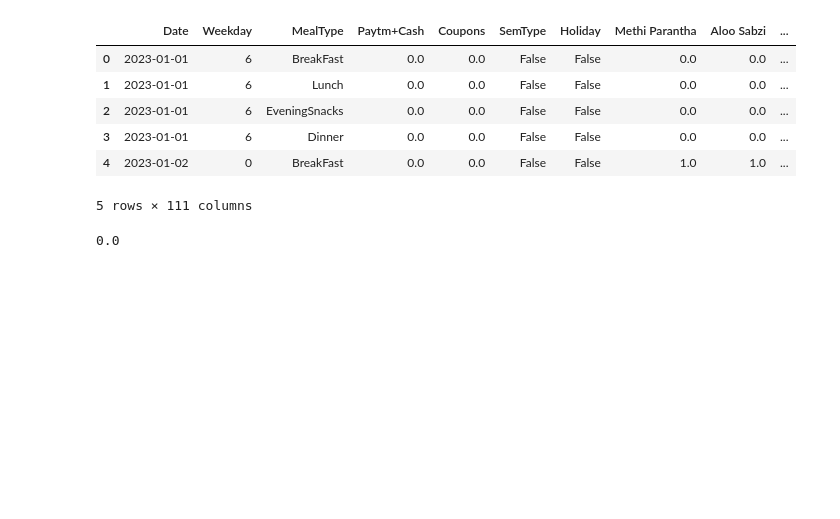
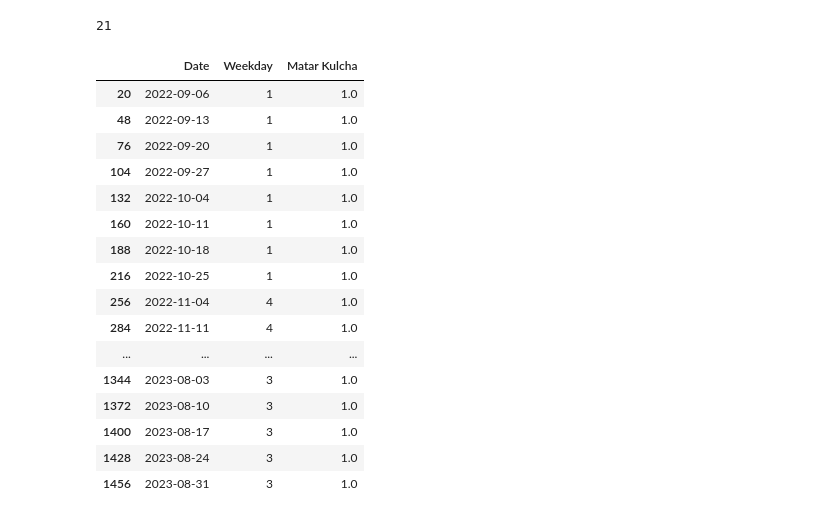
Before and after one commit to NalishJain/Optimizing-Campus-Dining, a Jupyter notebook: formatter.ipynb, the cells around one changed output. Cells and saved outputs as stored; diff of their text form; code cells hidden in the pictures; blank space fills up the shorter version.

```diff
--- a/formatter.ipynb
+++ b/formatter.ipynb
@@ -1029,23 +1156,40 @@ big_df.head()
 big_df.drop('MenuItem', axis=1, inplace=True)
 
 big_df.head()
+big_df["Coupons"] = big_df["Coupons"].fillna(0)
+big_df["Paytm+Cash"] = big_df["Paytm+Cash"].fillna(0)
+
+big_df.to_csv('data/all_with_onehot.csv', index=False)
-# %% [output]
-|  | Date | Weekday | MealType | Paytm+Cash | Coupons | SemType | Holiday | Methi Parantha | Aloo Sabzi | ... |
-| 0 | 2023-01-01 | 6 | BreakFast | 0.0 | 0.0 | False | False | 0.0 | 0.0 | ... |
-| 1 | 2023-01-01 | 6 | Lunch | 0.0 | 0.0 | False | False | 0.0 | 0.0 | ... |
-| 2 | 2023-01-01 | 6 | EveningSnacks | 0.0 | 0.0 | False | False | 0.0 | 0.0 | ... |
-| 3 | 2023-01-01 | 6 | Dinner | 0.0 | 0.0 | False | False | 0.0 | 0.0 | ... |
-| 4 | 2023-01-02 | 0 | BreakFast | 0.0 | 0.0 | False | False | 1.0 | 1.0 | ... |
-5 rows × 111 columns
 # %%
 # print(big_df.loc[big_df['Date'] == '2023-01-08'][21])
+print(global_menu_map["Rajma"])
 
+# vis_df = big_df.loc[big_df[global_menu_map["Chicken Biryani"]] == 1]
+# vis_df = big_df.loc[big_df[global_menu_map["Rajma"]] > 0]
 
-vis_df = big_df.loc[big_df["Chicken Biryani"] == 1]
+vis_df = big_df.loc[big_df["Matar Kulcha"] > 0]
 
-print(global_vector_map[('Jan', 6, 'Lunch')][21])
+vis_df.loc[:, ["Date", "Weekday", "Matar Kulcha"]]
+# print(global_vector_map[('Jan', 6, 'Lunch')][21])
 # print(global_menu_map["Rajma"])
 # %% [output]
-0.0
+21
+|  | Date | Weekday | Matar Kulcha |
+| 20 | 2022-09-06 | 1 | 1.0 |
+| 48 | 2022-09-13 | 1 | 1.0 |
+| 76 | 2022-09-20 | 1 | 1.0 |
+| 104 | 2022-09-27 | 1 | 1.0 |
+| 132 | 2022-10-04 | 1 | 1.0 |
+| 160 | 2022-10-11 | 1 | 1.0 |
+| 188 | 2022-10-18 | 1 | 1.0 |
+| 216 | 2022-10-25 | 1 | 1.0 |
+| 256 | 2022-11-04 | 4 | 1.0 |
+| 284 | 2022-11-11 | 4 | 1.0 |
+| ... | ... | ... | ... |
+| 1344 | 2023-08-03 | 3 | 1.0 |
+| 1372 | 2023-08-10 | 3 | 1.0 |
+| 1400 | 2023-08-17 | 3 | 1.0 |
+| 1428 | 2023-08-24 | 3 | 1.0 |
+| 1456 | 2023-08-31 | 3 | 1.0 |
 # %%
 plot_data(vis_df['Date'], vis_df['Paytm+Cash']+vis_df['Coupons'], 'Data', 'x', 'y')
```
Also changed, not shown: parts of 9 cells of this notebook, 8 other files.
